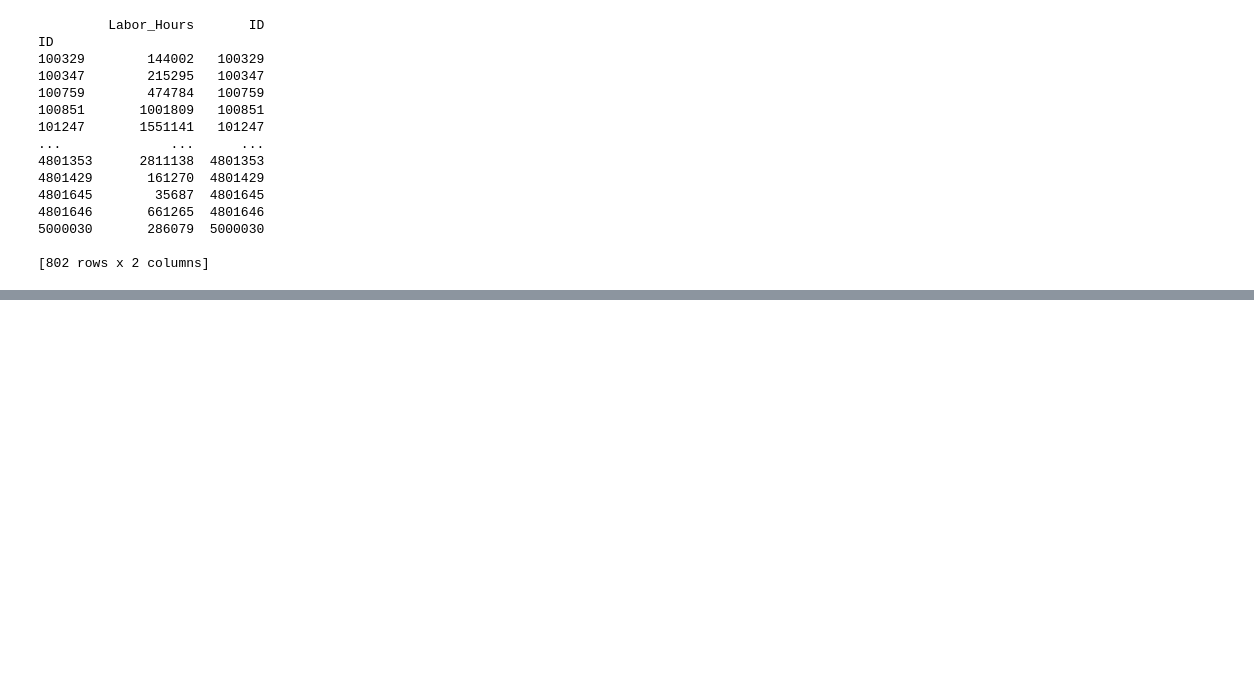
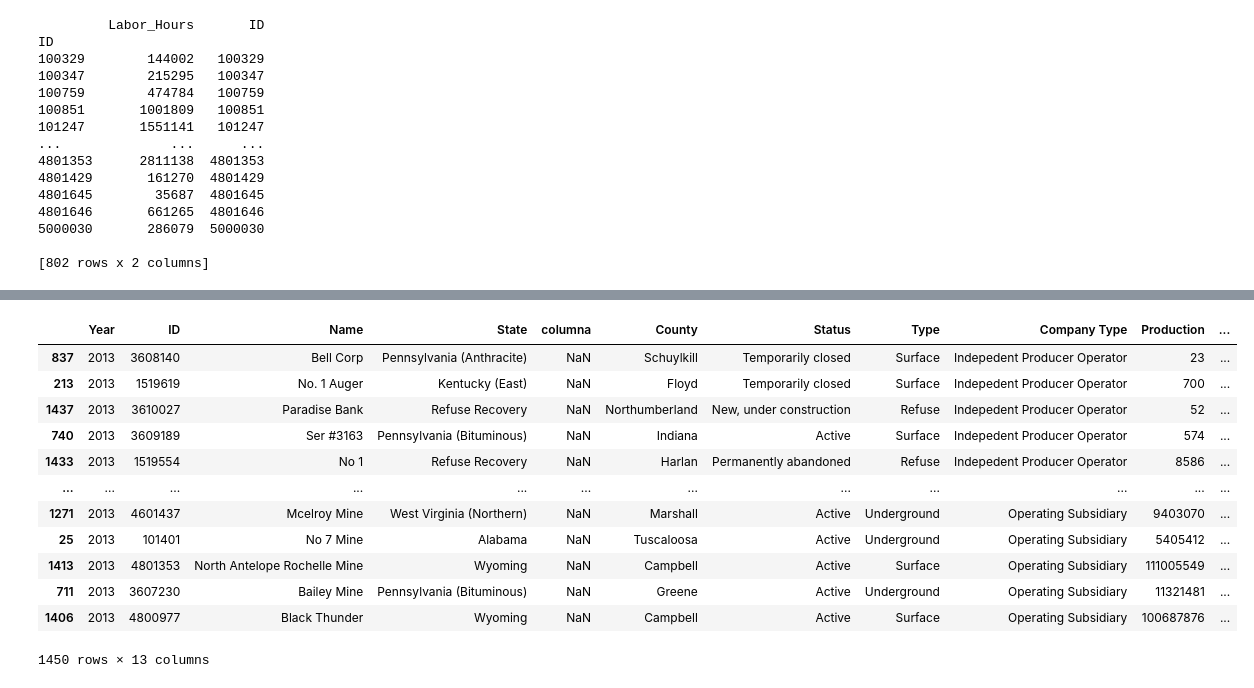
Before and after one commit to JuanPedregal/Tarea_01, a Jupyter notebook: Tarea_01.ipynb, the cells around one changed output, grey strips where cells are left out. Cells and saved outputs as stored; diff of their text form; code cells hidden in the pictures; blank space fills up the shorter version.

```diff
--- a/Tarea_01.ipynb
+++ b/Tarea_01.ipynb
@@ -229,0 +241,17 @@ ID
+# %%
+# Punto13
+df.sort_values(by=["Labor_Hours"])
+# %% [output]
+|  | Year | ID | Name | State | columna | County | Status | Type | Company Type | Production | ... |
+| 837 | 2013 | 3608140 | Bell Corp | Pennsylvania (Anthracite) | NaN | Schuylkill | Temporarily closed | Surface | Indepedent Producer Operator | 23 | ... |
+| 213 | 2013 | 1519619 | No. 1 Auger | Kentucky (East) | NaN | Floyd | Temporarily closed | Surface | Indepedent Producer Operator | 700 | ... |
+| 1437 | 2013 | 3610027 | Paradise Bank | Refuse Recovery | NaN | Northumberland | New, under construction | Refuse | Indepedent Producer Operator | 52 | ... |
+| 740 | 2013 | 3609189 | Ser #3163 | Pennsylvania (Bituminous) | NaN | Indiana | Active | Surface | Indepedent Producer Operator | 574 | ... |
+| 1433 | 2013 | 1519554 | No 1 | Refuse Recovery | NaN | Harlan | Permanently abandoned | Refuse | Indepedent Producer Operator | 8586 | ... |
+| ... | ... | ... | ... | ... | ... | ... | ... | ... | ... | ... | ... |
+| 1271 | 2013 | 4601437 | Mcelroy Mine | West Virginia (Northern) | NaN | Marshall | Active | Underground | Operating Subsidiary | 9403070 | ... |
+| 25 | 2013 | 101401 | No 7 Mine | Alabama | NaN | Tuscaloosa | Active | Underground | Operating Subsidiary | 5405412 | ... |
+| 1413 | 2013 | 4801353 | North Antelope Rochelle Mine | Wyoming | NaN | Campbell | Active | Surface | Operating Subsidiary | 111005549 | ... |
+| 711 | 2013 | 3607230 | Bailey Mine | Pennsylvania (Bituminous) | NaN | Greene | Active | Underground | Operating Subsidiary | 11321481 | ... |
+| 1406 | 2013 | 4800977 | Black Thunder | Wyoming | NaN | Campbell | Active | Surface | Operating Subsidiary | 100687876 | ... |
+1450 rows × 13 columns
```
Also changed, not shown: parts of 3 cells of this notebook.
